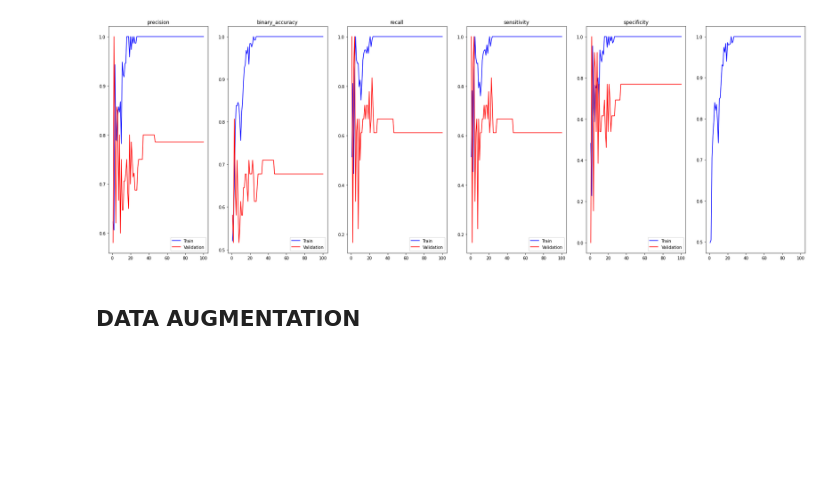
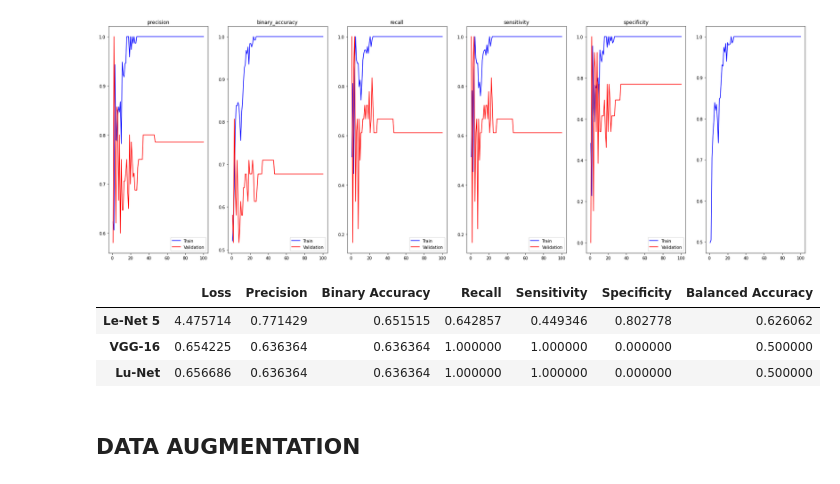
Before and after one commit to BittingBarracuda/BTD_Python, a Jupyter notebook: nn2_train.ipynb, the cells around one changed output. Cells and saved outputs as stored; diff of their text form; code cells hidden in the pictures; blank space fills up the shorter version.

Commit message:
Fixed scores_df initalization

```diff
--- a/nn2_train.ipynb
+++ b/nn2_train.ipynb
@@ -374,20 +374,25 @@ graph_history(df_vgg_16, metrics)
 # %%
 scores = [scores_le_net, scores_vgg_16, scores_lu_net]
 losses, precisions = [score[0] for score in scores], [score[1] for score in scores]
 bin_accs, recalls = [score[2] for score in scores], [score[3] for score in scores]
-sensitivities, specificities = [scores[4] for score in scores], [scores[5] for score in scores]
+sensitivities, specificities = [score[4] for score in scores], [score[5] for score in scores]
 baccs = [balanced_acc(sens, spec) for sens, spec in zip(sensitivities, specificities)]
 
 scores_df = pd.DataFrame({
     'Loss':losses,
     'Precision':precisions,
     'Binary Accuracy':bin_accs,
     'Recall':recalls,
     'Sensitivity':sensitivities,
     'Specificity':specificities,
     'Balanced Accuracy':baccs
-})
+}, index=['Le-Net 5', 'VGG-16', 'Lu-Net'])
 scores_df.head()
+# %% [output]
+|  | Loss | Precision | Binary Accuracy | Recall | Sensitivity | Specificity | Balanced Accuracy |
+| Le-Net 5 | 4.475714 | 0.771429 | 0.651515 | 0.642857 | 0.449346 | 0.802778 | 0.626062 |
+| VGG-16 | 0.654225 | 0.636364 | 0.636364 | 1.000000 | 1.000000 | 0.000000 | 0.500000 |
+| Lu-Net | 0.656686 | 0.636364 | 0.636364 | 1.000000 | 1.000000 | 0.000000 | 0.500000 |
 # %%
 RES_PATH = './results'
 scores_df.to_csv(f'{RES_PATH}/test_scores_1.csv')
```
Also changed, not shown: 3 other files.
